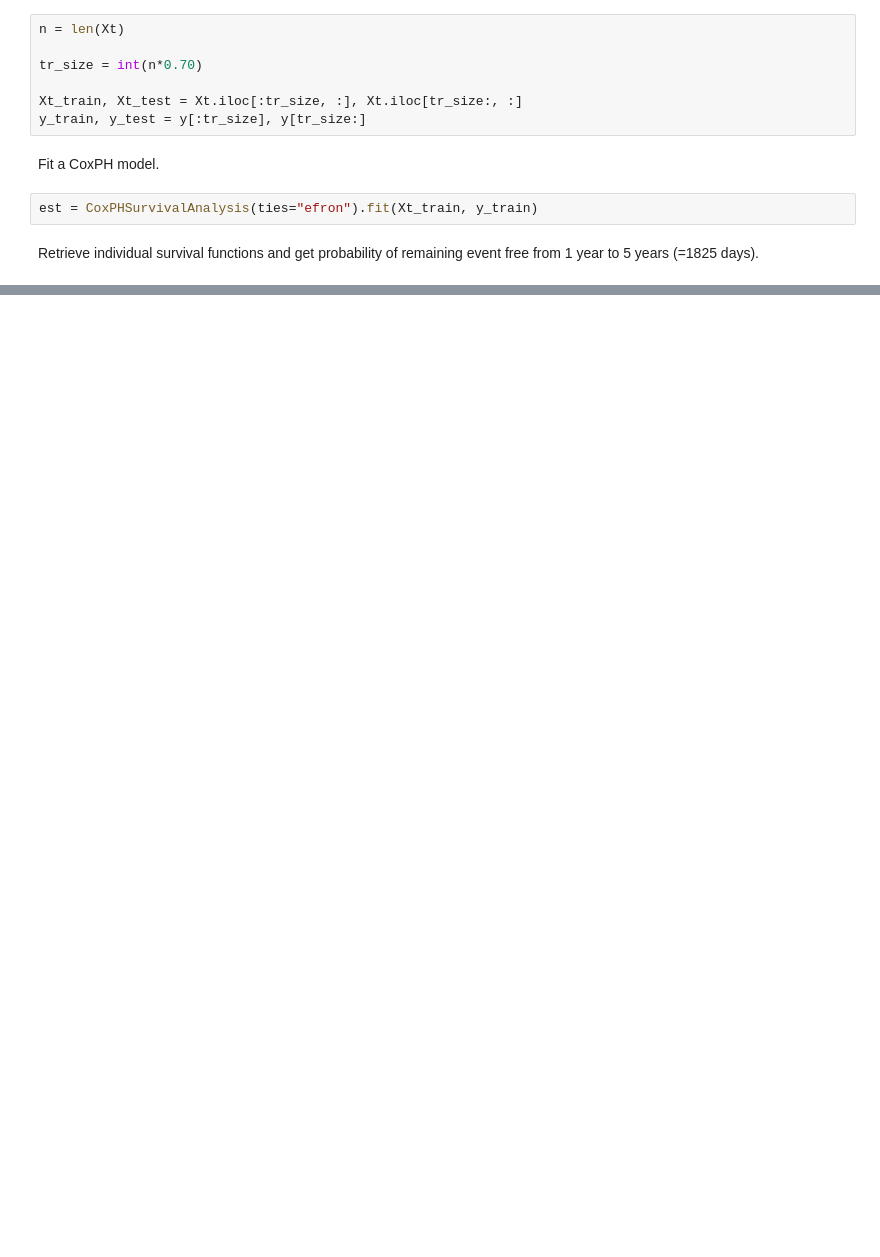
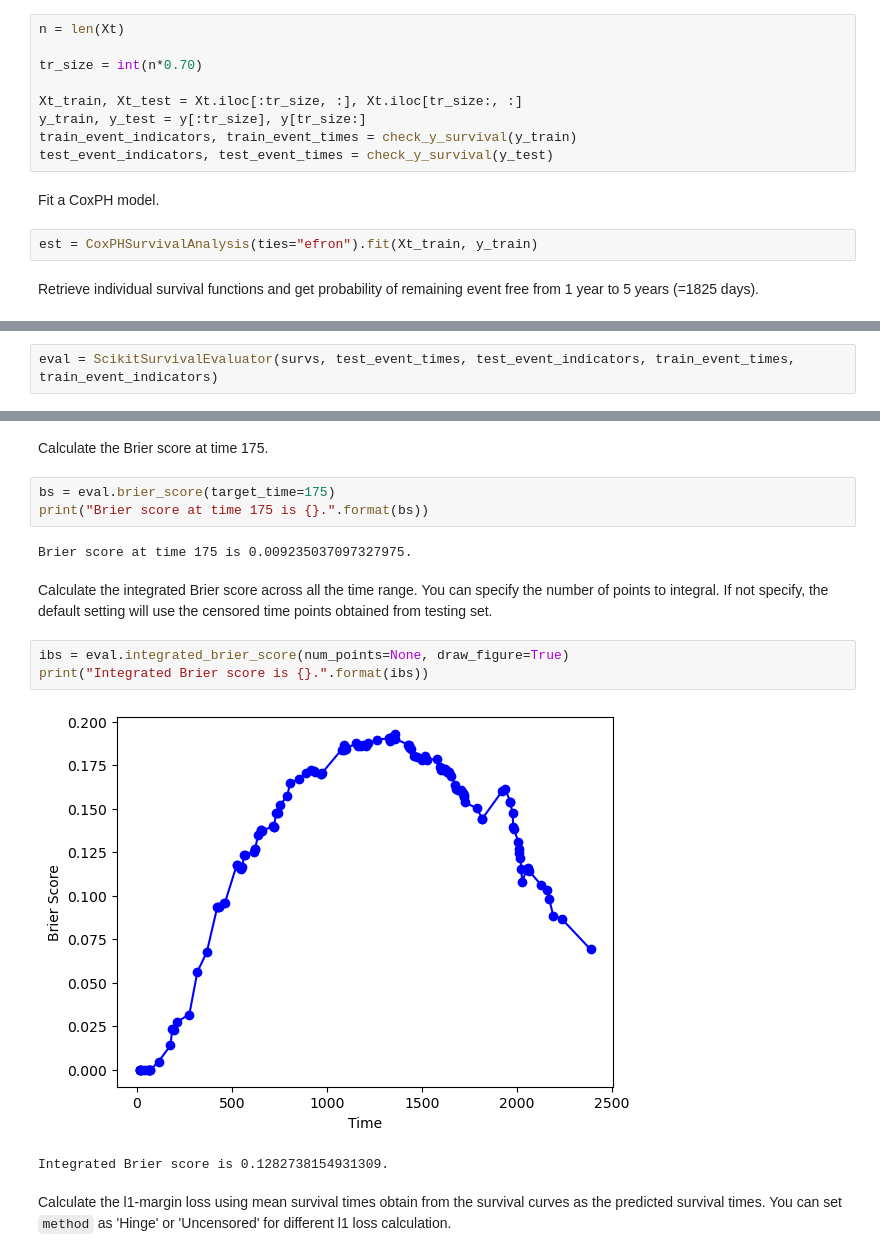
Before and after one commit to shi-ang/SurvivalEVAL, a Jupyter notebook: Examples/Scikit-survival_Example.ipynb, the cells around one changed output, grey strips where cells are left out. Drawn from its saved outputs; the diff is of its cells as text; blank space fills up the shorter version.

```diff
--- a/Examples/Scikit-survival_Example.ipynb
+++ b/Examples/Scikit-survival_Example.ipynb
@@ -27,6 +34,8 @@ tr_size = int(n*0.70)
 
 Xt_train, Xt_test = Xt.iloc[:tr_size, :], Xt.iloc[tr_size:, :]
 y_train, y_test = y[:tr_size], y[tr_size:]
+train_event_indicators, train_event_times = check_y_survival(y_train)
+test_event_indicators, test_event_times = check_y_survival(y_test)
 # %% [markdown]
 Fit a CoxPH model.
 # %%
@@ -45,0 +49,2 @@ print(score)
+# %%
+eval = ScikitSurvivalEvaluator(survs, test_event_times, test_event_indicators, train_event_times, train_event_indicators)
@@ -45,0 +60,19 @@ print(score)
+# %% [markdown]
+Calculate the Brier score at time 175.
+# %%
+bs = eval.brier_score(target_time=175)
+print("Brier score at time 175 is {}.".format(bs))
+# %% [output]
+Brier score at time 175 is 0.009235037097327975.
+# %% [markdown]
+Calculate the integrated Brier score across all the time range. You can specify the number of points to integral.
+If not specify, the default setting will use the censored time points obtained from testing set.
+# %%
+ibs = eval.integrated_brier_score(num_points=None, draw_figure=True)
+print("Integrated Brier score is {}.".format(ibs))
+# %% [output]
+[figure, added]
+Integrated Brier score is 0.1282738154931309.
+# %% [markdown]
+Calculate the l1-margin loss using mean survival times obtain from the survival curves as the predicted survival times.
+You can set `method` as 'Hinge' or 'Uncensored' for different l1 loss calculation.
```
Also changed, not shown: parts of 15 cells of this notebook, 6 other files.
